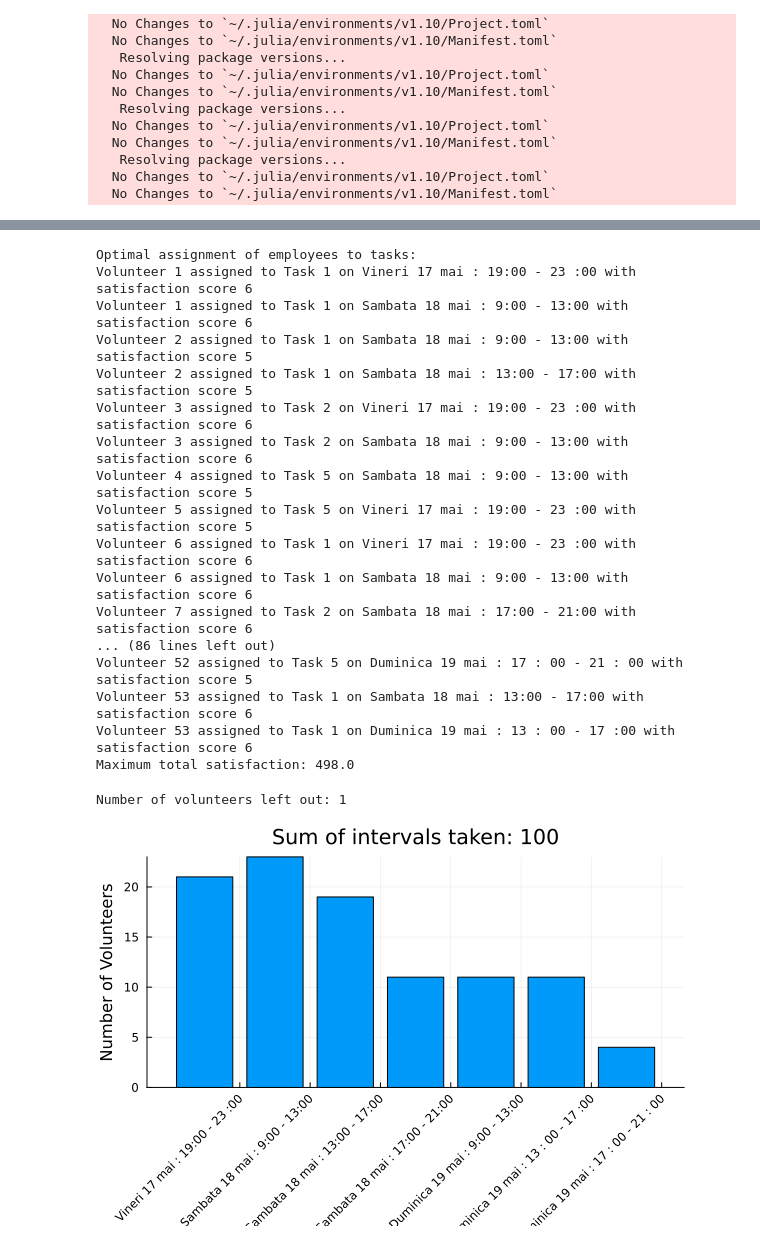
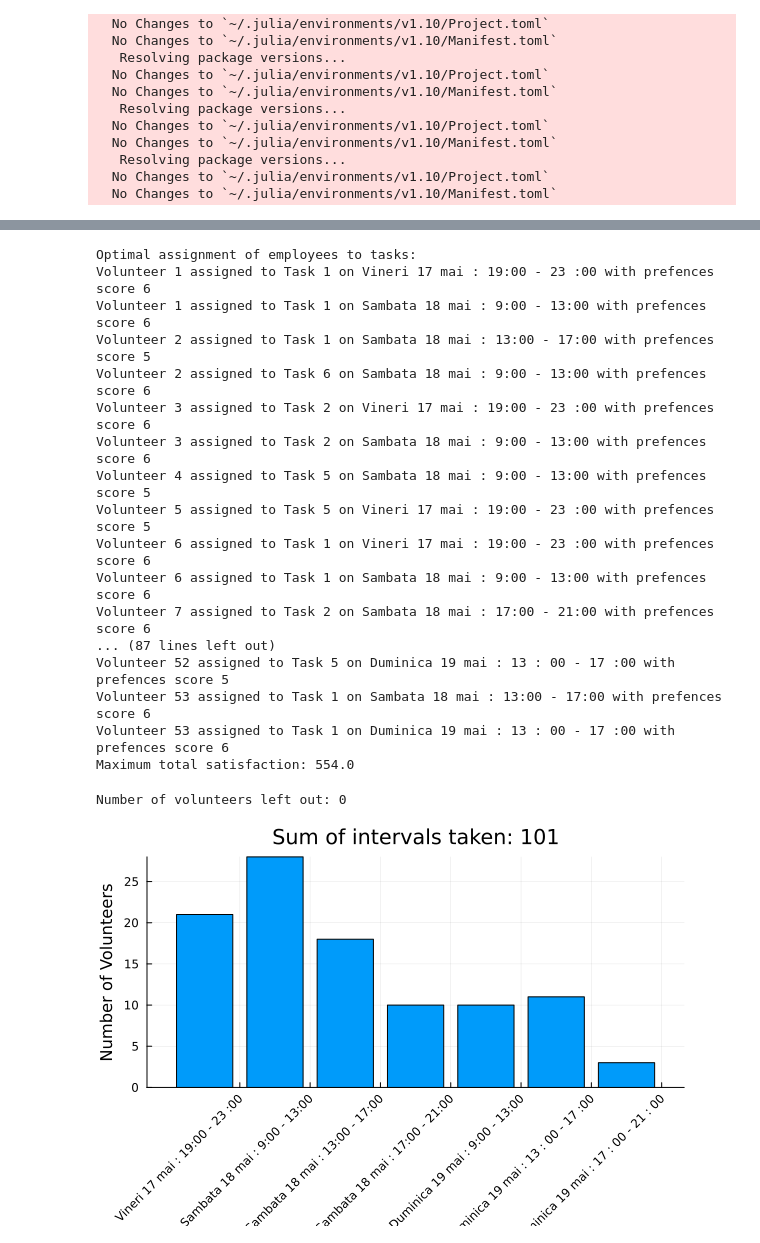
Before and after one commit to draqq67/SimpleXProblem, a Jupyter notebook: project.ipynb, the cells around one changed output, grey strips where cells are left out. Cells and saved outputs as stored; diff of their text form; code cells hidden in the pictures.

```diff
--- a/project.ipynb
+++ b/project.ipynb
@@ -96,8 +96,8 @@ for i in 1:m
     for j in 1:n
         for d in 1:intervals
             if value(x[i, j, d]) > 0.5
-                println("Volunteer $i assigned to Task $j on $(interval_names[d]) with satisfaction score $(preferences[i, j])")
-                preferences_sum[satisfaction[i,j]] +=1
+                println("Volunteer $i assigned to Task $j on $(interval_names[d]) with prefences score $(preferences[i, j])")
+                preferences_sum[preferences[i,j]] +=1
                 notLeftOut[i] = 1
             end
         end
@@ -106,36 +106,36 @@ end
 println("Maximum total satisfaction: ", objective_value(model))
 # %% [output]
 Optimal assignment of employees to tasks:
-Volunteer 1 assigned to Task 1 on Vineri 17 mai : 19:00 - 23 :00 with satisfaction score 6
-Volunteer 1 assigned to Task 1 on Sambata 18 mai : 9:00 - 13:00 with satisfaction score 6
-Volunteer 2 assigned to Task 1 on Sambata 18 mai : 9:00 - 13:00 with satisfaction score 5
-Volunteer 2 assigned to Task 1 on Sambata 18 mai : 13:00 - 17:00 with satisfaction score 5
-Volunteer 3 assigned to Task 2 on Vineri 17 mai : 19:00 - 23 :00 with satisfaction score 6
-Volunteer 3 assigned to Task 2 on Sambata 18 mai : 9:00 - 13:00 with satisfaction score 6
-Volunteer 4 assigned to Task 5 on Sambata 18 mai : 9:00 - 13:00 with satisfaction score 5
-Volunteer 5 assigned to Task 5 on Vineri 17 mai : 19:00 - 23 :00 with satisfaction score 5
-Volunteer 6 assigned to Task 1 on Vineri 17 mai : 19:00 - 23 :00 with satisfaction score 6
-Volunteer 6 assigned to Task 1 on Sambata 18 mai : 9:00 - 13:00 with satisfaction score 6
-Volunteer 7 assigned to Task 2 on Sambata 18 mai : 17:00 - 21:00 with satisfaction score 6
-... (86 lines left out)
-Volunteer 52 assigned to Task 5 on Duminica 19 mai : 17 : 00 - 21 : 00 with satisfaction score 5
-Volunteer 53 assigned to Task 1 on Sambata 18 mai : 13:00 - 17:00 with satisfaction score 6
-Volunteer 53 assigned to Task 1 on Duminica 19 mai : 13 : 00 - 17 :00 with satisfaction score 6
-Maximum total satisfaction: 498.0
+Volunteer 1 assigned to Task 1 on Vineri 17 mai : 19:00 - 23 :00 with prefences score 6
+Volunteer 1 assigned to Task 1 on Sambata 18 mai : 9:00 - 13:00 with prefences score 6
+Volunteer 2 assigned to Task 1 on Sambata 18 mai : 13:00 - 17:00 with prefences score 5
+Volunteer 2 assigned to Task 6 on Sambata 18 mai : 9:00 - 13:00 with prefences score 6
+Volunteer 3 assigned to Task 2 on Vineri 17 mai : 19:00 - 23 :00 with prefences score 6
+Volunteer 3 assigned to Task 2 on Sambata 18 mai : 9:00 - 13:00 with prefences score 6
+Volunteer 4 assigned to Task 5 on Sambata 18 mai : 9:00 - 13:00 with prefences score 5
+Volunteer 5 assigned to Task 5 on Vineri 17 mai : 19:00 - 23 :00 with prefences score 5
+Volunteer 6 assigned to Task 1 on Vineri 17 mai : 19:00 - 23 :00 with prefences score 6
+Volunteer 6 assigned to Task 1 on Sambata 18 mai : 9:00 - 13:00 with prefences score 6
+Volunteer 7 assigned to Task 2 on Sambata 18 mai : 17:00 - 21:00 with prefences score 6
+... (87 lines left out)
+Volunteer 52 assigned to Task 5 on Duminica 19 mai : 13 : 00 - 17 :00 with prefences score 5
+Volunteer 53 assigned to Task 1 on Sambata 18 mai : 13:00 - 17:00 with prefences score 6
+Volunteer 53 assigned to Task 1 on Duminica 19 mai : 13 : 00 - 17 :00 with prefences score 6
+Maximum total satisfaction: 554.0
 # %%
 #print number of volunteers left out
 println("Number of volunteers left out: ", m-sum(notLeftOut))
-volunteers_per_interval = zeros(Int, days)
-for d in 1:days
+volunteers_per_interval = zeros(Int, intervals)
+for d in 1:intervals
     volunteers_per_interval[d] = sum(sum(value.(x[i, :, d])) for i in 1:m)
 end
 
 # Plot the number of volunteers per interval
 title_text = "Sum of intervals taken: $(sum(volunteers_per_interval))"
-bar(interval_names, volunteers_per_interval, xlabel="Intervals", ylabel="Number of Volunteers", legend=false, xticks=(1:days, interval_names), xrotation=45, title=title_text)
+bar(interval_names, volunteers_per_interval, xlabel="Intervals", ylabel="Number of Volunteers", legend=false, xticks=(1:intervals, interval_names), xrotation=45, title=title_text)
 # %% [output]
-Number of volunteers left out: 1
+Number of volunteers left out: 0
-[figure, old version]
+[figure, new version]
 # %%
 bar(1:n, preferences_sum, title="Satisfaction Distribution", xlabel="Satisfaction Level")
 # %% [output]
```
Also changed, not shown: parts of 2 cells of this notebook, 1 other file.
